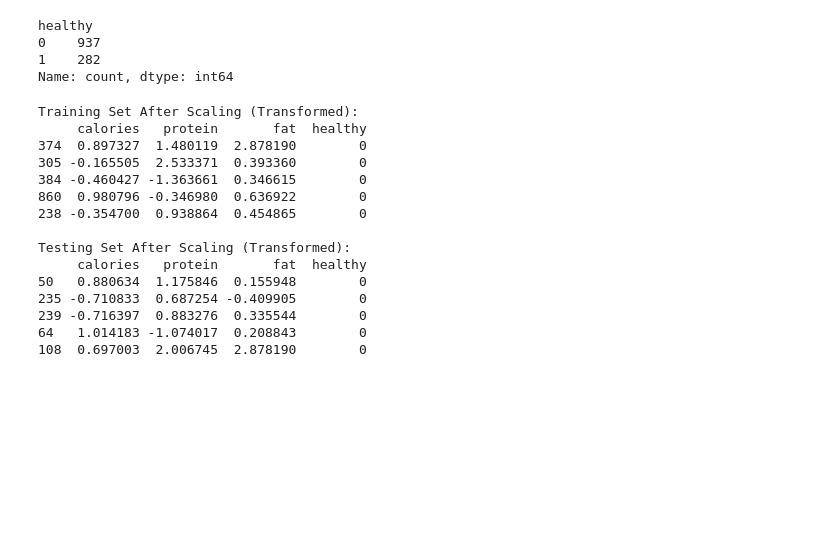
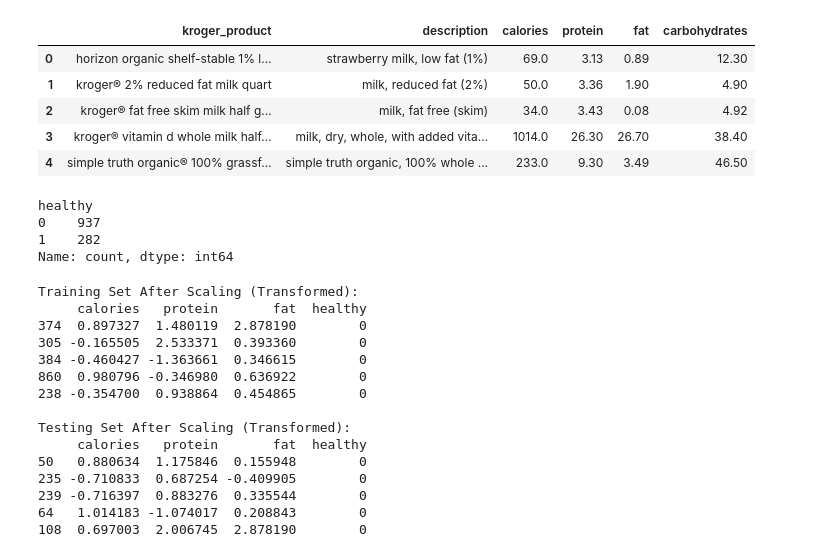
Before and after one commit to RISSIKUMARP/Enhancing-Public-Health-by-Identifying-Unhealthy-Foods-Promoting-Healthier-Alternatives, a Jupyter notebook: scripts/Ensemble.ipynb, the cells around one changed output. Drawn from its saved outputs; the diff is of its cells as text; code cells hidden in the pictures; blank space fills up the shorter version.

```diff
--- a/scripts/Ensemble.ipynb
+++ b/scripts/Ensemble.ipynb
@@ -14,6 +14,14 @@ import warnings
 warnings.filterwarnings('ignore')
 # %%
 data = pd.read_csv(r'C:\Users\kavir\OneDrive\Documents\GitHub\Enhancing-Public-Health-by-Identifying-Unhealthy-Foods-Promoting-Healthier-Alternatives\datasets\cleaned_final_dataset.csv')
+data.head()
+# %% [output]
+|  | kroger_product | description | calories | protein | fat | carbohydrates |
+| 0 | horizon organic shelf-stable 1% l... | strawberry milk, low fat (1%) | 69.0 | 3.13 | 0.89 | 12.30 |
+| 1 | kroger® 2% reduced fat milk quart | milk, reduced fat (2%) | 50.0 | 3.36 | 1.90 | 4.90 |
+| 2 | kroger® fat free skim milk half g... | milk, fat free (skim) | 34.0 | 3.43 | 0.08 | 4.92 |
+| 3 | kroger® vitamin d whole milk half... | milk, dry, whole, with added vita... | 1014.0 | 26.30 | 26.70 | 38.40 |
+| 4 | simple truth organic® 100% grassf... | simple truth organic, 100% whole ... | 233.0 | 9.30 | 3.49 | 46.50 |
 # %%
 data['healthy'] = (data['calories'] < 120).astype(int)
 
```
Also changed, not shown: 1 other file.
